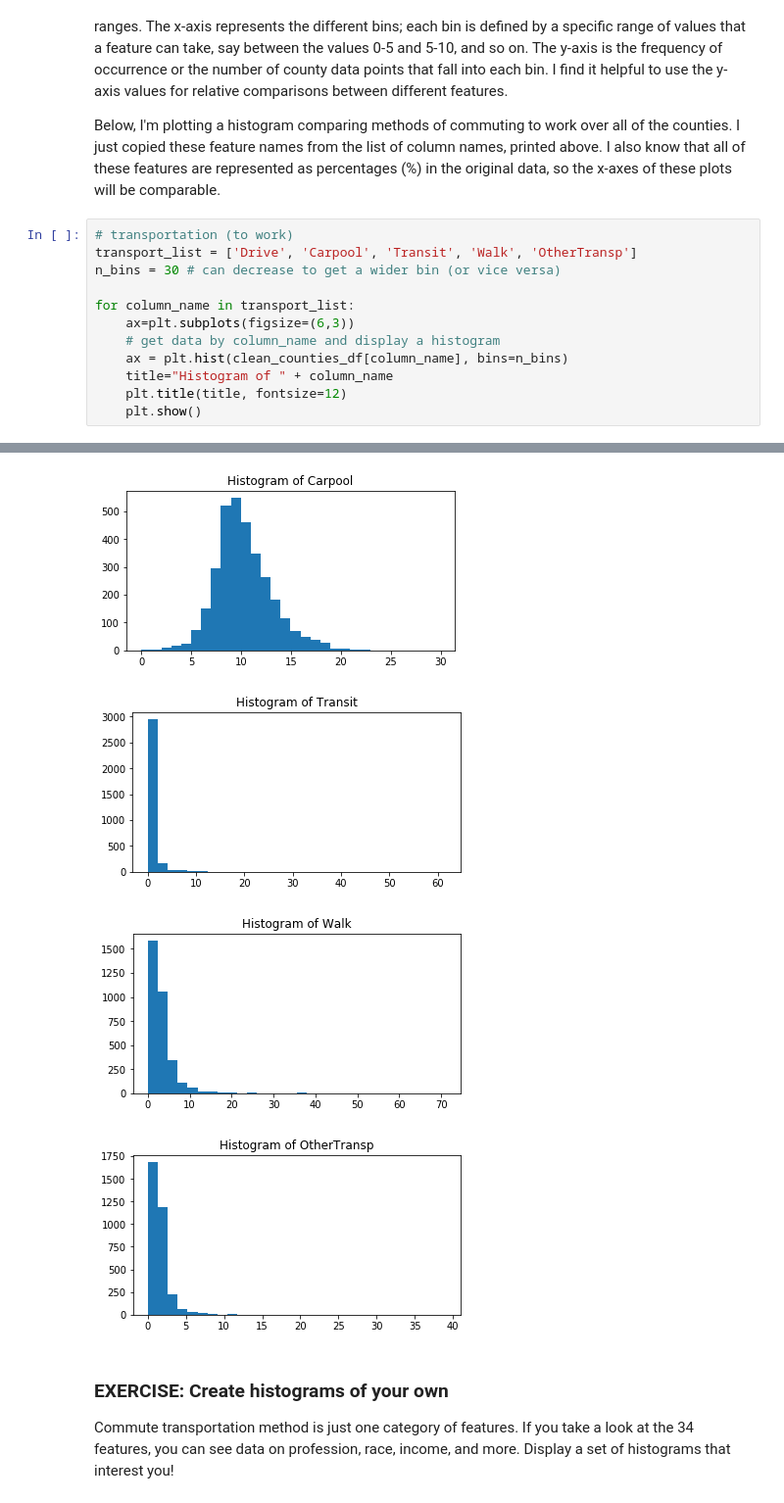
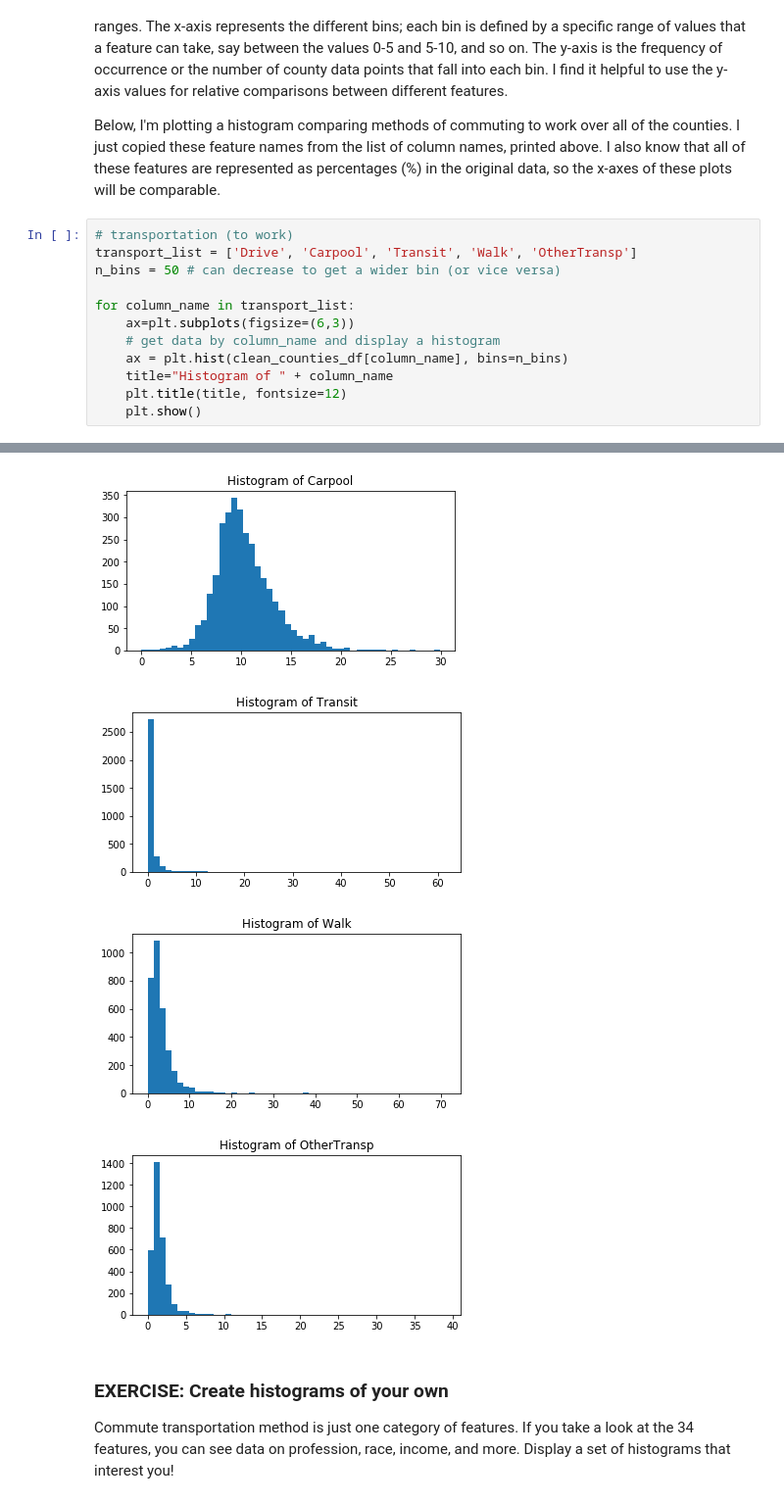
Before and after one commit to udacity/ML_SageMaker_Studies, a Jupyter notebook: Population_Segmentation/Pop_Segmentation_Solution.ipynb, the cells around one changed output, grey strips where cells are left out. Shown at 98% size. Saved outputs shown, nothing was run; the diff lists cells and outputs as text.

```diff
--- a/Population_Segmentation/Pop_Segmentation_Solution.ipynb
+++ b/Population_Segmentation/Pop_Segmentation_Solution.ipynb
@@ -218,7 +214,7 @@ Below, I'm plotting a histogram comparing methods of commuting to work over all
 # %%
 # transportation (to work)
 transport_list = ['Drive', 'Carpool', 'Transit', 'Walk', 'OtherTransp']
-n_bins = 30 # can decrease to get a wider bin (or vice versa)
+n_bins = 50 # can decrease to get a wider bin (or vice versa)
 
 for column_name in transport_list:
     ax=plt.subplots(figsize=(6,3))
@@ -232,7 +228,7 @@ for column_name in transport_list:
-[figure, old version]
+[figure, new version]
-[figure, old version]
+[figure, new version]
-[figure, old version]
+[figure, new version]
-[figure, old version]
+[figure, new version]
 # %% [markdown]
 ### EXERCISE: Create histograms of your own
 
```
Also changed, not shown: parts of 40 cells of this notebook, 1 other file.
